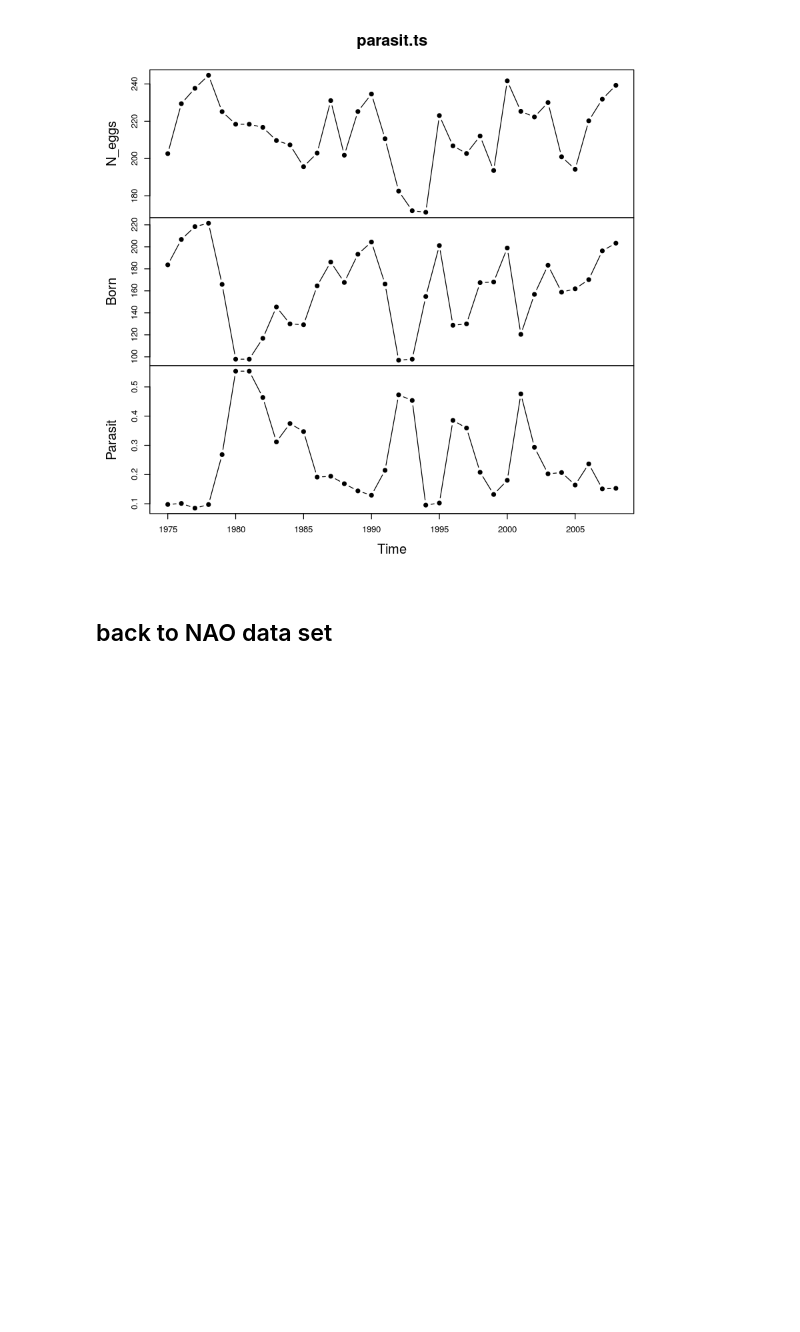
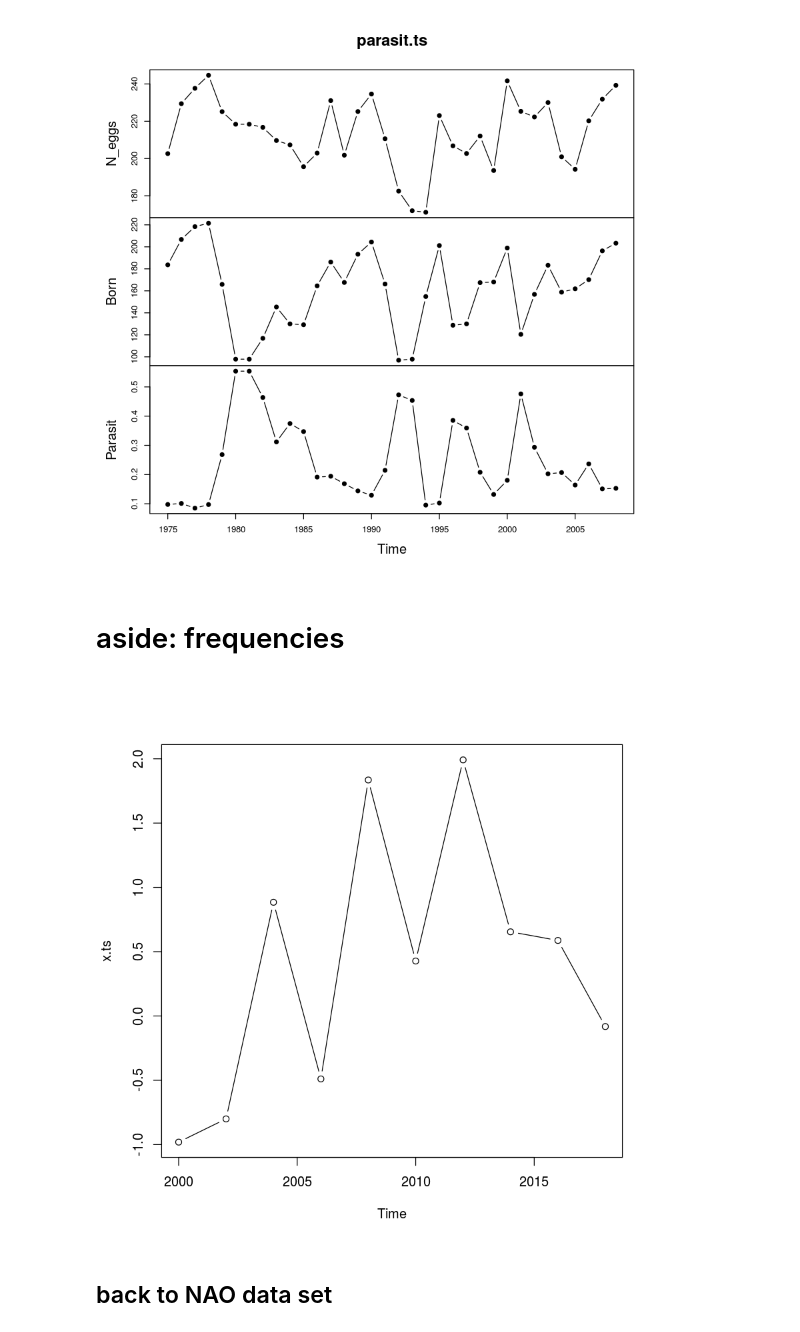
Before and after one commit to arne-cl/alt-mulig, a Jupyter notebook: time-series/Session 1 - Introduction to time series in R.ipynb, the cells around one changed output. Cells and saved outputs as stored; diff of their text form; code cells hidden in the pictures; blank space fills up the shorter version.

Commit message:
added more time series notes

```diff
--- a/time-series/Session 1 - Introduction to time series in R.ipynb
+++ b/time-series/Session 1 - Introduction to time series in R.ipynb
@@ -188,3 +183,11 @@ help(plot.ts)
+# %% [markdown]
+# aside: frequencies
+# %%
+x <- rnorm(10)
+x.ts <-ts(x, start=2000, frequency=1/2) # time series: 2000, 2002, 2004, ...
+plot(x.ts, type="b")
+# %% [output]
+[figure, added]
 # %% [markdown]
 ## back to NAO data set
 # %%
```
Also changed, not shown: parts of 8 cells of this notebook, 5 other files.
